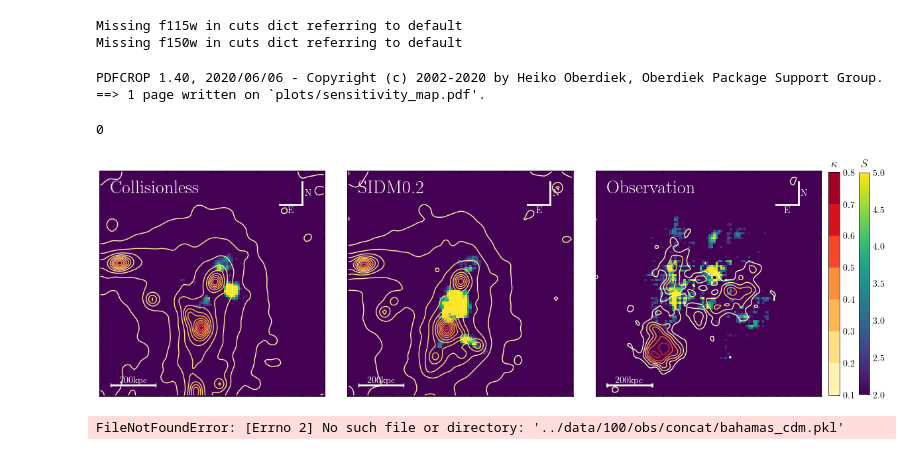
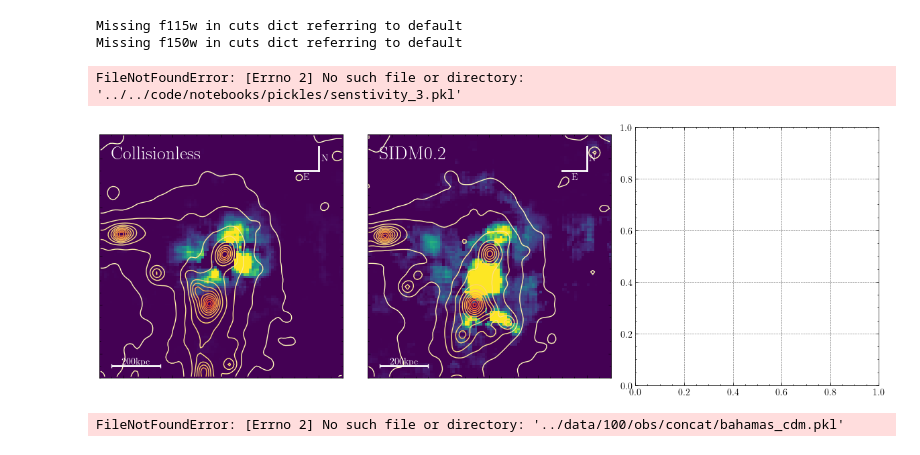
Before and after one commit to davidharvey1986/ml_a2744, a Jupyter notebook: notebooks/plots_for_paper.ipynb, the cells around one changed output. Drawn from its saved outputs; the diff is of its cells as text; code cells hidden in the pictures.

```diff
--- a/notebooks/plots_for_paper.ipynb
+++ b/notebooks/plots_for_paper.ipynb
@@ -783,26 +783,24 @@ fig, axarr=plt.subplots(1, 3,figsize=(15, 5))
 fig.subplots_adjust(wspace=0.1)
 
 kappas = []
-contrast=5
-vmin = 2
+contrast=3
+vmin = 0
 
 vmax =  contrast
 ref = None
 dmlabel = ['Collisionless','SIDM0.2','Observation']
 
 h=0.7
-kappa_idx = 108
+a2744_analogue = pkl.load(open("pickles/a2744_analogue.pkl","rb"))
+
+
 for idx in range(sim_probabilities.shape[0]):
     if idx ==0:
-        meta, kappa_data = pkl.load(open("../data/100/shear/subdir/darkskies_cdm_3.pkl","rb"))
-        meta, data = pkl.load(open("../data/100/obs/concat/subdir/darkskies_cdm_3.pkl","rb"))
+        kappa_data = a2744_analogue['cdm']['kappa']
     else:
-        meta, kappa_data = pkl.load(open("../data/100/shear/subdir/darkskies_0.2_3.pkl","rb"))
-        meta, data = pkl.load(open("../data/100/obs/concat/subdir/darkskies_0.2_3.pkl","rb"))
+        kappa_data = a2744_analogue['sidm']['kappa']
 
-    kappa_e = kappa_data[kappa_idx,2,:,:]/h
-
-
+    kappa_e = kappa_data/h
 
     relative_prob = np.mean(sim_fiducial[:,idx,0] - sim_probabilities[idx], axis=-1)
 
@@ -839,7 +837,7 @@ for idx in range(sim_probabilities.shape[0]):
     ax.text( 5-50, 40, dmlabel[idx], color='white', weight='bold', fontsize=20)
 
 
-fiducial, probabilities = pkl.load(open(f"pickles/senstivity_{segment_size}_moving_av.pkl","rb"))
+fiducial, probabilities = pkl.load(open(f"../../code/notebooks/pickles/senstivity_.pkl","rb"))
 
 ax = axarr[-1]
 
@@ -850,12 +848,20 @@ obs_probs /= obs_probs.std()
 
 
 prob = ax.imshow(obs_probs,
-                 origin='lower', extent=[-50,50,-50,50],
-                 vmin=vmin,vmax=vmax,cmap=cmap_image)
+                 origin='lower',
+                 extent=[-50,50,-50,50],
+                 vmin=vmin,
+                 vmax=vmax,
+                 cmap=cmap_image
+                )
 #
-kappa = ax.contourf(zoom(obs_kappa_e,2), origin='lower',
-               extent=[-50,50,-50,50], lw=3, cmap=cmap_contour,
-           levels=kappa_bins, alpha=0.01)
+kappa = ax.contourf(obs_kappa_e,
+                    origin='lower',
+               extent=[-50,50,-50,50],
+                    lw=3,
+                    cmap=cmap_contour,
+                   levels=kappa_bins,
+                    alpha=0.01)
 
 ax.contour(zoom(obs_kappa_e,2), origin='lower',
                extent=[-50,50,-50,50], lw=5, cmap=cmap_contour,
@@ -871,37 +877,35 @@ ax.text( 85-50, 84-50, 'E', ha='center', va='top', color='white', weight='bold')
 ax.text( 91-50, 90-50, 'N', ha='left', va='center', color='white', weight='bold')
 #fig.patch.set_facecolor('black')
 ax.text( 5-50, 40, 'Observation', color='white', weight='bold', fontsize=20)
 
 fraction = 0.015
 divider = make_axes_locatable(ax)
 #cax = divider.append_axes('right', size='5%', pad=0.2)
 cbar = fig.colorbar(
     prob,
     ax=axarr,
     orientation='vertical',
     fraction=fraction*0.96,
     pad=0.025)
 cbar.ax.set_title('$S$')
 
 
 #cax = divider.append_axes('right', size='5%', pad=0.4)
 cbar = fig.colorbar(
     kappa,
     ax=axarr,
     orientation='vertical',
     fraction=fraction,
     pad=0.01)
 
 cbar.ax.set_title('$\kappa$')
 cbar.solids.set_alpha(1)
 fname='plots/sensitivity_map.pdf'
 plt.savefig(fname)
 os.system(f"pdfcrop {fname} {fname}")
 # %% [output]
-PDFCROP 1.40, 2020/06/06 - Copyright (c) 2002-2020 by Heiko Oberdiek, Oberdiek Package Support Group.
-==> 1 page written on `plots/sensitivity_map.pdf'.
+FileNotFoundError: [Errno 2] No such file or directory: '../../code/notebooks/pickles/senstivity_3.pkl'
-0
-[figure, old version]
+[figure, new version]
 # %%
 def sidm_sen( y ):
     return np.mean(y>0)
```
Also changed, not shown: 2 other files.
